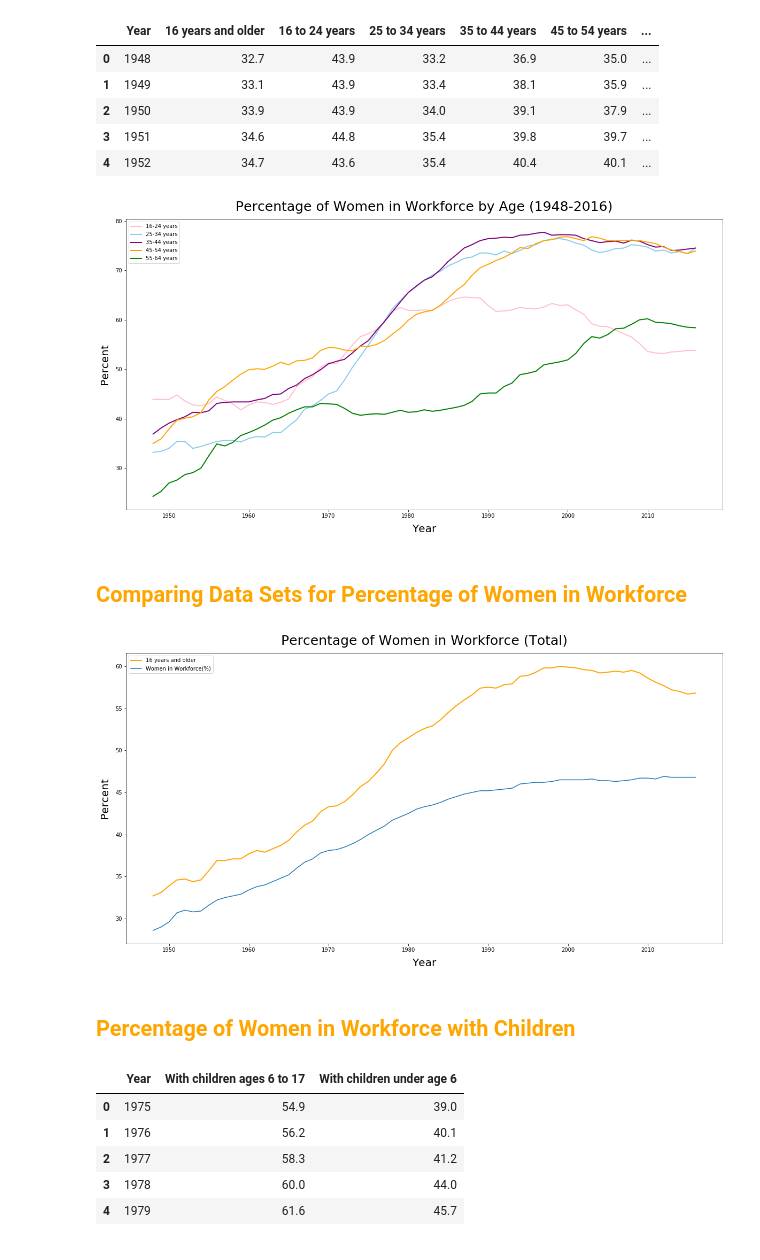
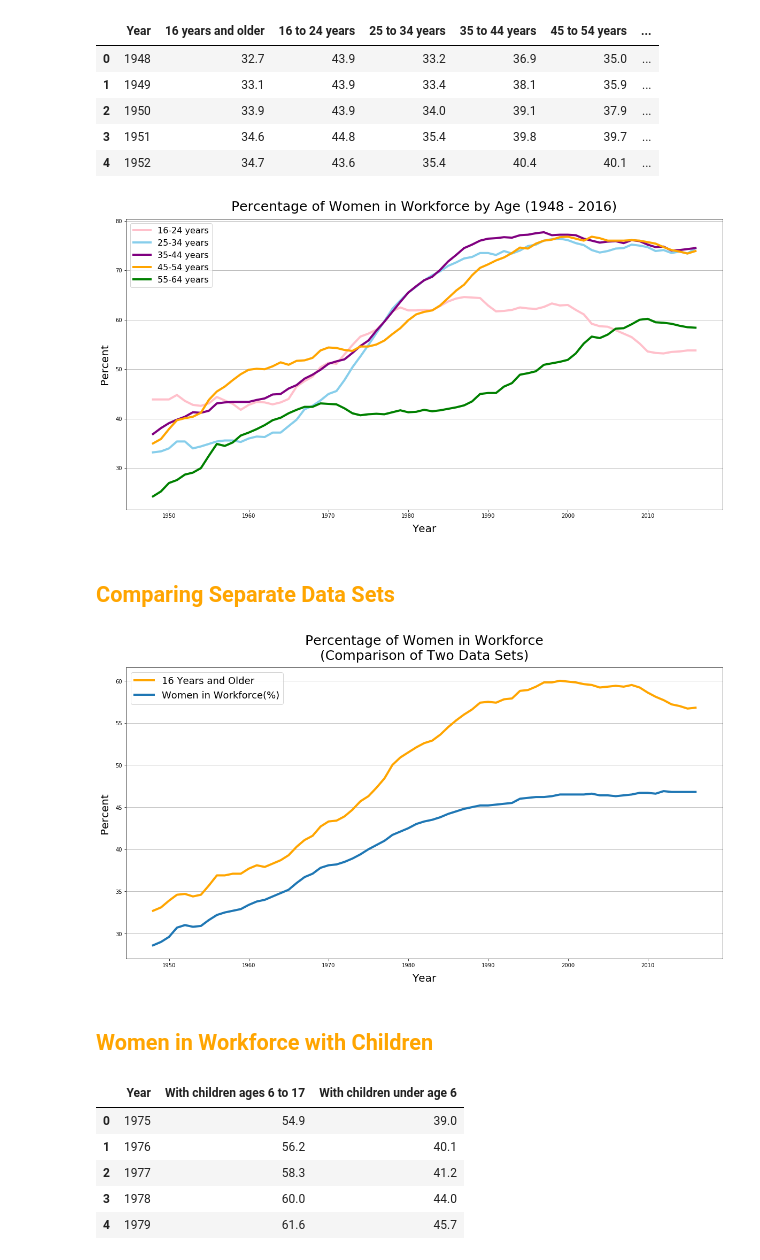
Before and after one commit to kathleeng77/Open-Source-Project-1, a Jupyter notebook: analysis/women-in-workforce-analysis.ipynb, the cells around one changed output. Cells and saved outputs as stored; diff of their text form; code cells hidden in the pictures.

Commit message:
updated format of plots/comments/titles

```diff
--- a/analysis/women-in-workforce-analysis.ipynb
+++ b/analysis/women-in-workforce-analysis.ipynb
@@ -190,16 +194,18 @@ women_by_race_df.head()
 # %%
 # multiple line plot
 plt.figure(figsize=(20,10))
-plt.title("Percentage of Women in Workforce by Race (1960-2016)", fontsize=25, pad=15)
+plt.style.use('fivethirtyeight')
+plt.title("Percentage of Women in Workforce by Race (1960 - 2016)", fontsize=25, pad=15)
 plt.xlabel("Year",  fontsize=20, labelpad=10)
 plt.ylabel("Percent", fontsize=20, labelpad=10)
-plt.plot(women_by_race_df["Year"], women_by_race_df["White Women"], color="red", linewidth=2, label="White Women")
-plt.plot(women_by_race_df["Year"], women_by_race_df["Black Women"], color="orange", linewidth=2, label="Black Women")
-plt.plot(women_by_race_df["Year"], women_by_race_df["Asian Women"], color="green", linewidth=2, label="Asian Women")
-plt.plot(women_by_race_df["Year"], women_by_race_df["Hispanic Women"], color="skyblue", linewidth=2, label="Hispanic Women")
-plt.legend()
+plt.plot(women_by_race_df["Year"], women_by_race_df["White Women"], color="red", linewidth=4, label="White Women")
+plt.plot(women_by_race_df["Year"], women_by_race_df["Black Women"], color="orange", linewidth=4, label="Black Women")
+plt.plot(women_by_race_df["Year"], women_by_race_df["Asian Women"], color="green", linewidth=4, label="Asian Women")
+plt.plot(women_by_race_df["Year"], women_by_race_df["Hispanic Women"], color="skyblue", linewidth=4, label="Hispanic Women")
+plt.legend(loc=2, fontsize=16)
+plt.yticks([0,20,40,60,80,100],[0,20,40,60,80,100])
 plt.savefig("../Images/women-workforce-byrace-lineplot.png",bbox_inches="tight")
 plt.show()
 
-# fix tick locations!!!
+# find better way to fix yticks
 # %% [output]
@@ -239,36 +269,38 @@ age_df.head()
 # %%
 # plot women in workforce by age
 plt.figure(figsize=(20,10))
-plt.title("Percentage of Women in Workforce by Age (1948-2016)", fontsize=25, pad=15)
+plt.title("Percentage of Women in Workforce by Age (1948 - 2016)", fontsize=25, pad=15)
 plt.xlabel("Year",  fontsize=20, labelpad=10)
 plt.ylabel("Percent", fontsize=20, labelpad=10)
-plt.plot(age_df["Year"], age_df["16 to 24 years"], color='pink', linewidth=2, label="16-24 years")
-plt.plot(age_df["Year"], age_df["25 to 34 years"], color='skyblue', linewidth=2, label="25-34 years")
-plt.plot(age_df["Year"], age_df["35 to 44 years"], color='purple', linewidth=2, label="35-44 years")
-plt.plot(age_df["Year"], age_df["45 to 54 years"], color='orange', linewidth=2, label="45-54 years")
-plt.plot(age_df["Year"], age_df["55 to 64 years"], color='green', linewidth=2, label="55-64 years")
-plt.legend()
+plt.plot(age_df["Year"], age_df["16 to 24 years"], color='pink', linewidth=4, label="16-24 years")
+plt.plot(age_df["Year"], age_df["25 to 34 years"], color='skyblue', linewidth=4, label="25-34 years")
+plt.plot(age_df["Year"], age_df["35 to 44 years"], color='purple', linewidth=4, label="35-44 years")
+plt.plot(age_df["Year"], age_df["45 to 54 years"], color='orange', linewidth=4, label="45-54 years")
+plt.plot(age_df["Year"], age_df["55 to 64 years"], color='green', linewidth=4, label="55-64 years")
+plt.legend(loc=2, fontsize=16)
+plt.grid(axis='y')
 plt.savefig("../Images/women-workforce-byage-multi-lineplot.png",bbox_inches="tight")
 plt.show()
 # %% [output]
-[figure, old version]
+[figure, new version]
 # %% [markdown]
-## <font color=orange>Comparing Data Sets for Percentage of Women in Workforce</font>
+## <font color=orange>Comparing Separate Data Sets</font>
 # %%
 # checking total against the first crude data set of percentage of women in workforce
 plt.figure(figsize=(20,10))
-plt.title("Percentage of Women in Workforce (Total)", fontsize=25, pad=15)
+plt.title("Percentage of Women in Workforce\n(Comparison of Two Data Sets)", fontsize=25, pad=15)
 plt.xlabel("Year",  fontsize=20, labelpad=10)
 plt.ylabel("Percent", fontsize=20, labelpad=10)
-plt.plot(age_df["Year"], age_df["16 years and older"], color="orange", linewidth=2, label="16 years and older")
-plt.plot(percent_women_df["Year"], percent_women_df["Women in Workforce(%)"])
-plt.legend()
+plt.plot(age_df["Year"], age_df["16 years and older"], color="orange", linewidth=4, label="16 Years and Older")
+plt.plot(percent_women_df["Year"], percent_women_df["Women in Workforce(%)"], linewidth=4)
+plt.legend(loc=0, fontsize=18)
+plt.grid(axis='y')
 plt.savefig("../Images/checking-crude-total-workforce.png",bbox_inches="tight")
 plt.show()
 # %% [output]
-[figure, old version]
+[figure, new version]
 # %% [markdown]
-## <font color=orange>Percentage of Women in Workforce with Children</font>
+## <font color=orange>Women in Workforce with Children</font>
 # %%
 children_df = pd.read_csv('../data/women-working-married-with-children-by-year.csv')
 children_df.rename(columns={"Unnamed: 0": "Year"}, inplace=True)
```
Also changed, not shown: parts of 17 cells of this notebook.
